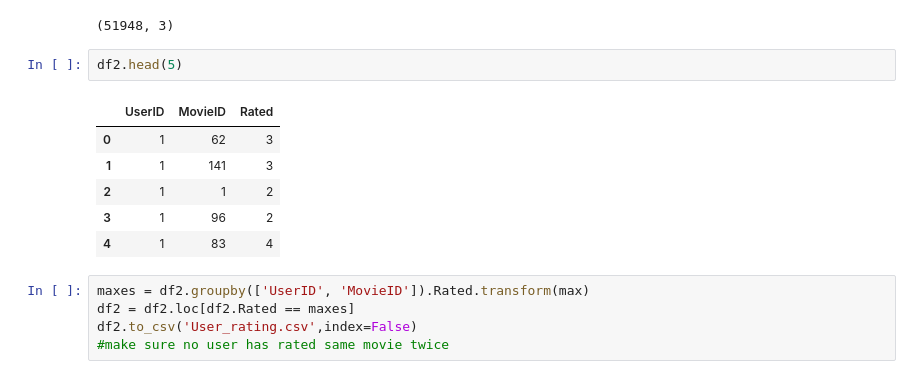
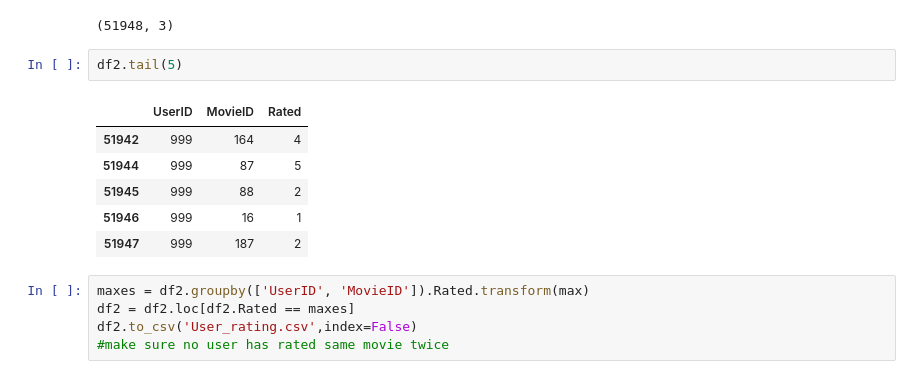
Before and after one commit to mudit9/precog, a Jupyter notebook: movieData.ipynb, the cells around one changed output. Saved outputs shown, nothing was run; the diff lists cells and outputs as text.

```diff
--- a/movieData.ipynb
+++ b/movieData.ipynb
@@ -134,14 +134,14 @@ df2.shape
 # %% [output]
 (51948, 3)
 # %%
-df2.head(5)
+df2.tail(5)
 # %% [output]
 |  | UserID | MovieID | Rated |
-| 0 | 1 | 62 | 3 |
-| 1 | 1 | 141 | 3 |
-| 2 | 1 | 1 | 2 |
-| 3 | 1 | 96 | 2 |
-| 4 | 1 | 83 | 4 |
+| 51942 | 999 | 164 | 4 |
+| 51944 | 999 | 87 | 5 |
+| 51945 | 999 | 88 | 2 |
+| 51946 | 999 | 16 | 1 |
+| 51947 | 999 | 187 | 2 |
 # %%
 maxes = df2.groupby(['UserID', 'MovieID']).Rated.transform(max)
 df2 = df2.loc[df2.Rated == maxes]
```
Also changed, not shown: 1 other file.
